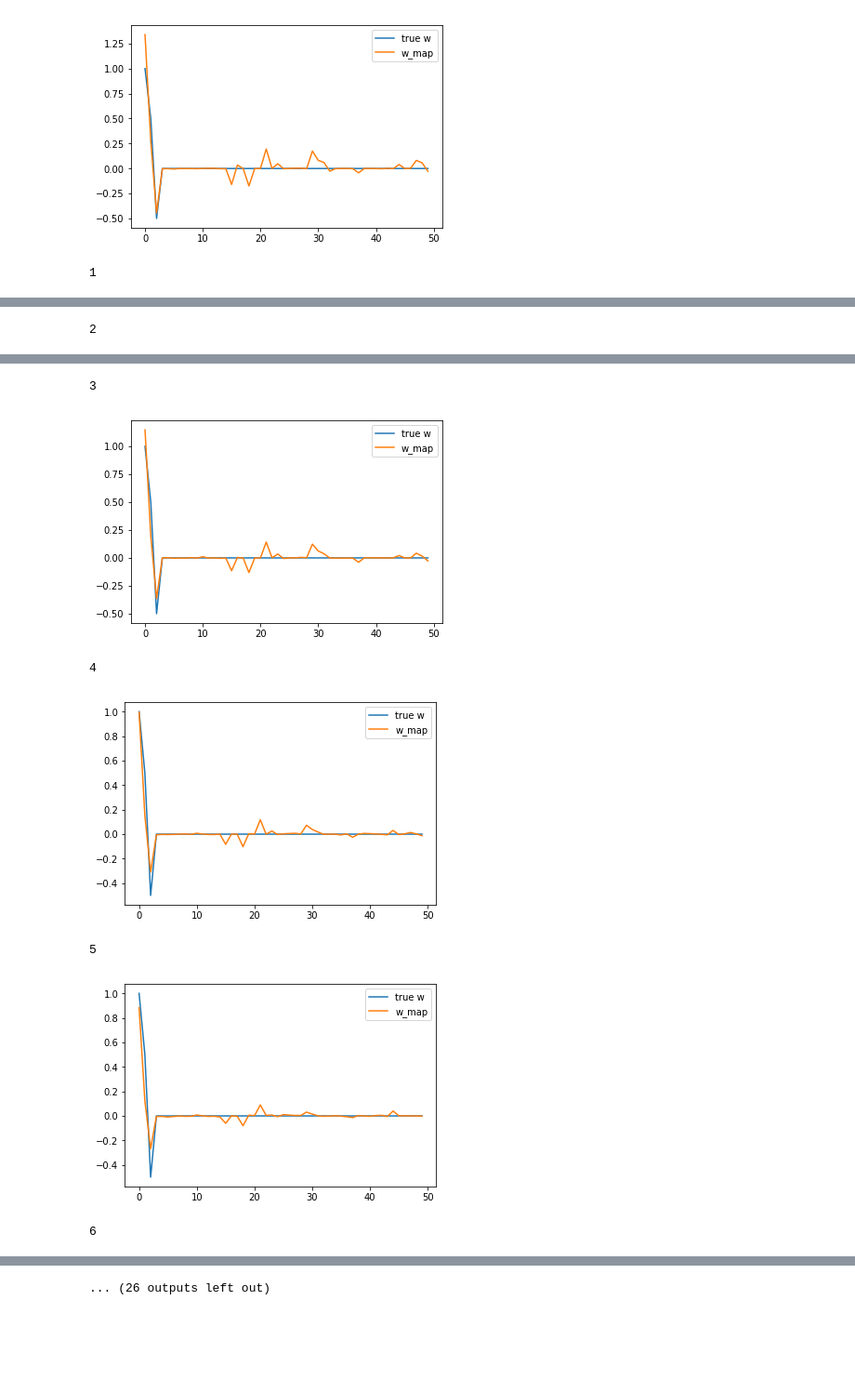
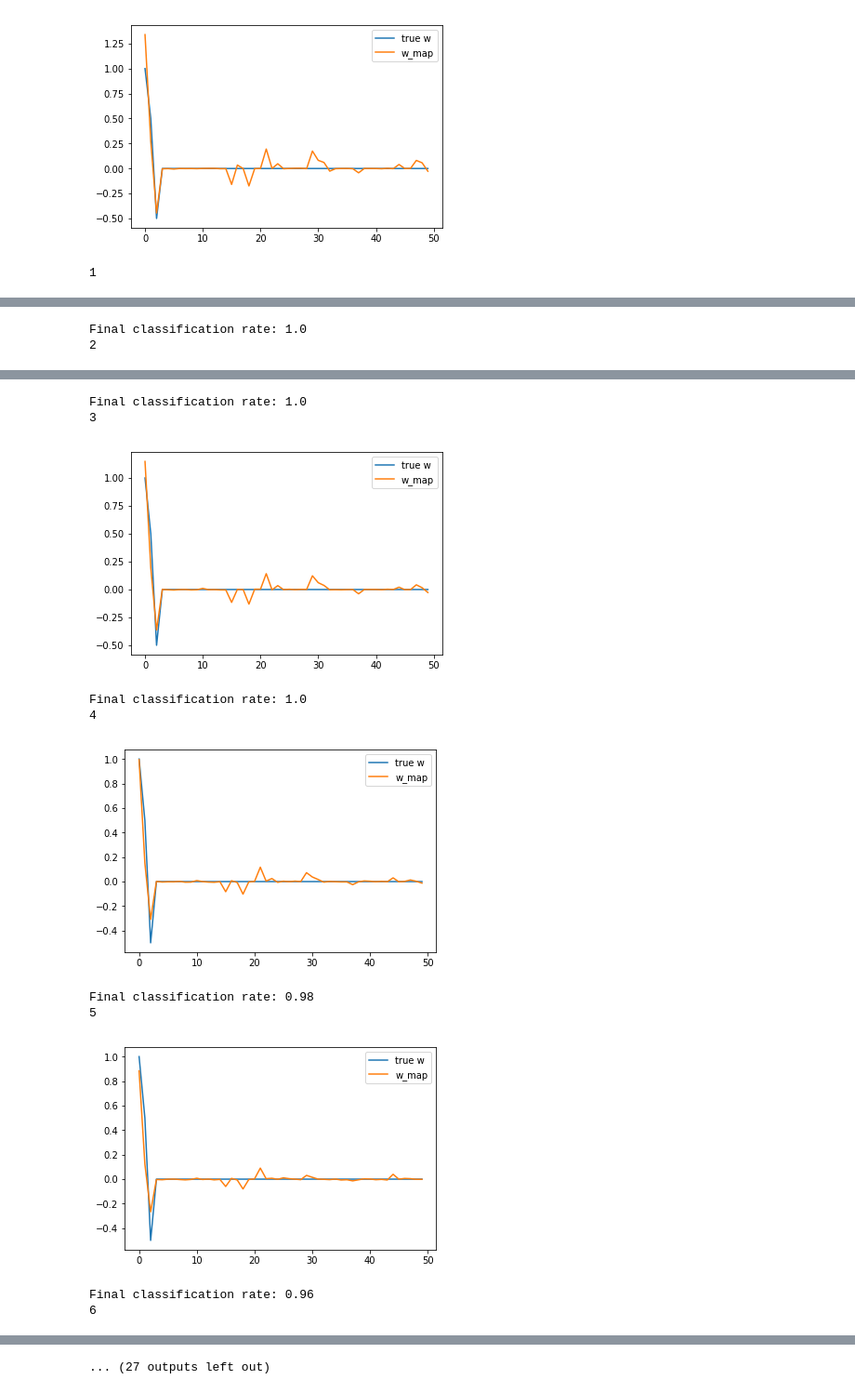
Before and after one commit to srayagarwal/100daysMLcodingChallenge, a Jupyter notebook: Logistic Regression L1.ipynb, the cells around one changed output, grey strips where cells are left out. Shown: that part at 93% size. Drawn from its saved outputs; the diff is of its cells as text; code cells hidden in the pictures; blank space fills up the shorter version.

```diff
--- a/Logistic Regression L1.ipynb
+++ b/Logistic Regression L1.ipynb
@@ -120,35 +120,41 @@ for l in range(1,20,):
     for t in range(5000):
       # update w
       Yhat = sigmoid(X.dot(w))
       delta = Yhat - Y
       w = w - learning_rate*(X.T.dot(delta) + l*np.sign(w))
 
       # find and store the cost
       cost = -(Y*np.log(Yhat) + (1-Y)*np.log(1 - Yhat)).mean() + l*np.abs(w).mean()
       costs.append(cost)
 
     # plot the costs
     #plt.plot(costs)
 
     #plt.show()
 
     #print("final w:", w)
 
     # plot our w vs true w
     plt.plot(true_w, label='true w')
     plt.plot(w, label='w_map')
     plt.legend()
     plt.show()
-    #print(costs[t])
+    Y_pred = sigmoid(X.dot(w))
+    print("Final classification rate:", 1 - np.abs(Y - np.round(Y_pred)).sum() / N)
 # %% [output]
 1
 [figure]
+Final classification rate: 1.0
 2
 [figure]
+Final classification rate: 1.0
 3
 [figure]
+Final classification rate: 1.0
 4
-[figure, old version]
+[figure, new version]
+Final classification rate: 0.98
 5
-[figure, old version]
+[figure, new version]
+Final classification rate: 0.96
 6
@@ -156 +162 @@ for l in range(1,20,):
-... (26 outputs left out)
+... (27 outputs left out)
```
Also changed, not shown: parts of 3 cells of this notebook.
